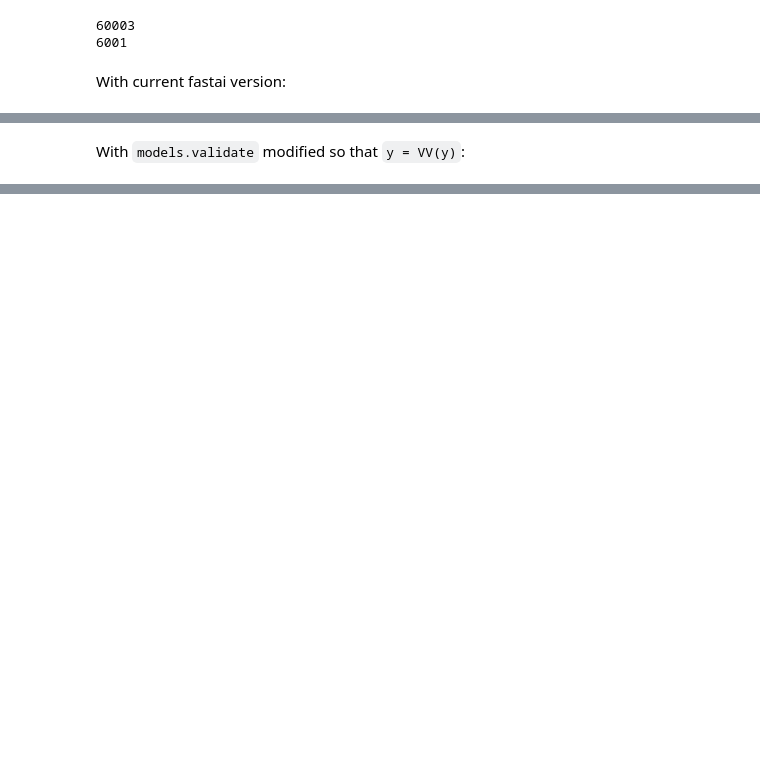
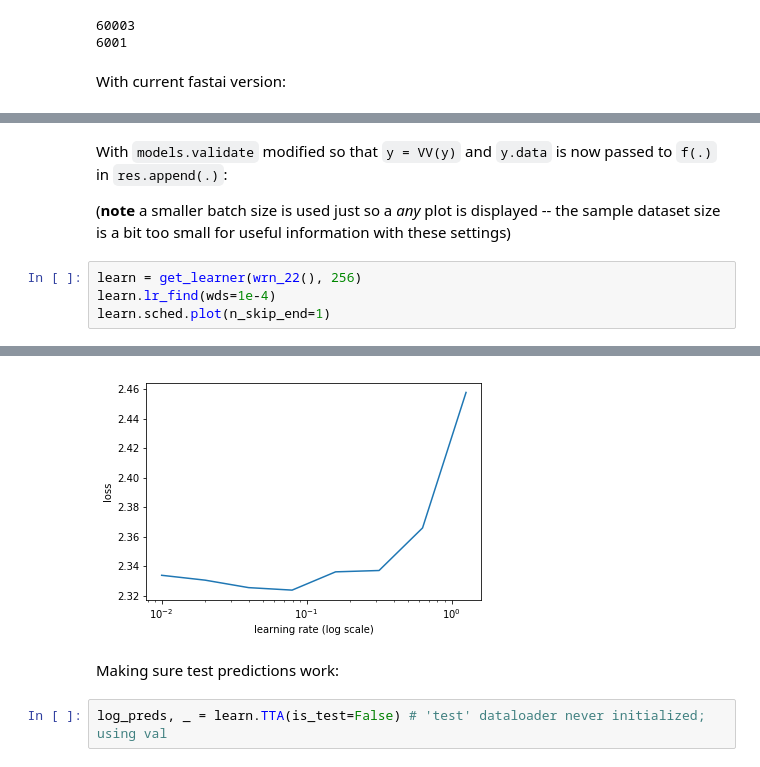
Before and after one commit to WNoxchi/deeplearningstudy, a Jupyter notebook: cuda-tensor-validate-issue.ipynb, the cells around one changed output, grey strips where cells are left out. Saved outputs shown, nothing was run; the diff lists cells and outputs as text; blank space fills up the shorter version.

Commit message:
testing changes to models.validate

```diff
--- a/cuda-tensor-validate-issue.ipynb
+++ b/cuda-tensor-validate-issue.ipynb
@@ -85,2 +91,9 @@ AssertionError: Torch not compiled with CUDA enabled
-# %% [markdown]
-With `models.validate` modified so that `y = VV(y)`:
+# %% [markdown]
+With `models.validate` modified so that `y = VV(y)` and `y.data` is now passed to `f(.)` in `res.append(.)`:
+
+(**note** a smaller batch size is used just so a *any* plot is displayed -- the sample dataset size is a bit too small for useful information with these settings)
+# %%
+learn = get_learner(wrn_22(), 256)
+learn.lr_find(wds=1e-4)
+learn.sched.plot(n_skip_end=1)
+# %% [output]
@@ -86,0 +103,5 @@ With `models.validate` modified so that `y = VV(y)`:
+[figure, added]
+# %% [markdown]
+Making sure test predictions work:
+# %%
+log_preds, _ = learn.TTA(is_test=False) # 'test' dataloader never initialized; using val
```
Also changed, not shown: parts of 8 cells of this notebook.
